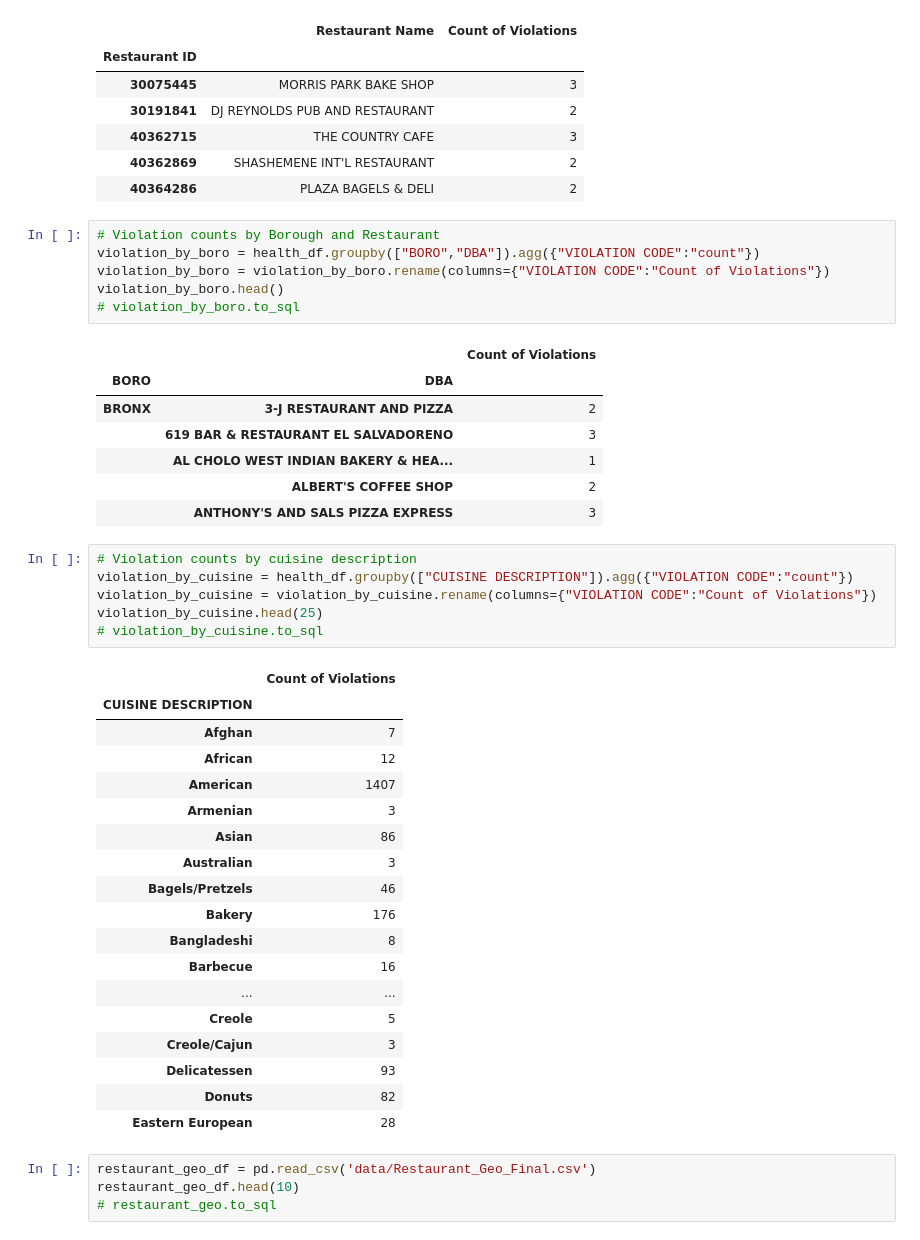
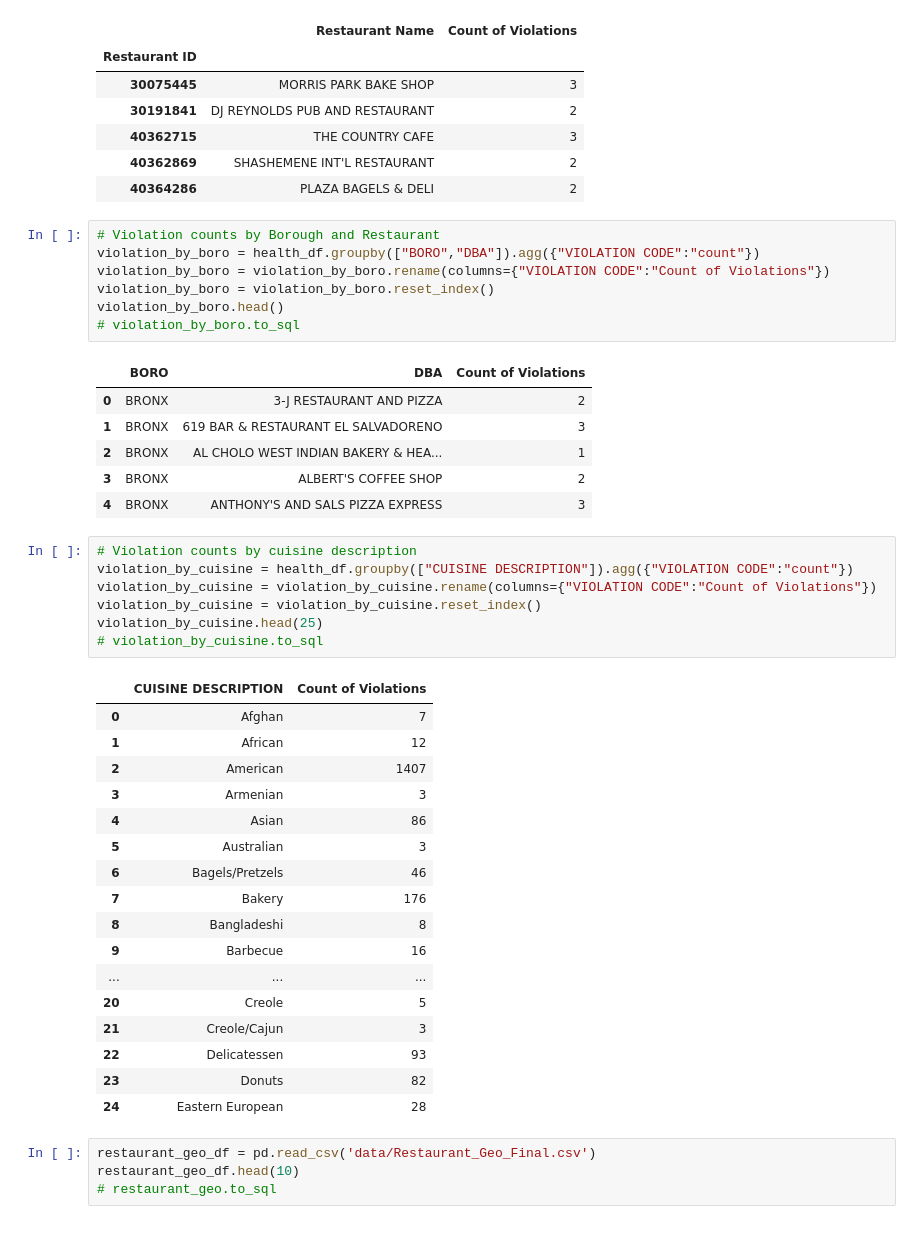
Before and after one commit to tisfarah/VizProj, a Jupyter notebook: NYC_Health_DB_Build_AJ.ipynb, the cells around one changed output. Saved outputs shown, nothing was run; the diff lists cells and outputs as text.

Commit message:
added index to tables

```diff
--- a/NYC_Health_DB_Build_AJ.ipynb
+++ b/NYC_Health_DB_Build_AJ.ipynb
@@ -50,41 +51,41 @@ violaton_count_df.head()
 # Violation counts by Borough and Restaurant
 violation_by_boro = health_df.groupby(["BORO","DBA"]).agg({"VIOLATION CODE":"count"})
 violation_by_boro = violation_by_boro.rename(columns={"VIOLATION CODE":"Count of Violations"})
+violation_by_boro = violation_by_boro.reset_index()
 violation_by_boro.head()
 # violation_by_boro.to_sql
 # %% [output]
-|  |  | Count of Violations |
-| BORO | DBA |  |
-| BRONX | 3-J RESTAURANT AND PIZZA | 2 |
-|  | 619 BAR & RESTAURANT EL SALVADORENO | 3 |
-|  | AL CHOLO WEST INDIAN BAKERY & HEA... | 1 |
-|  | ALBERT'S COFFEE SHOP | 2 |
-|  | ANTHONY'S AND SALS PIZZA EXPRESS | 3 |
+|  | BORO | DBA | Count of Violations |
+| 0 | BRONX | 3-J RESTAURANT AND PIZZA | 2 |
+| 1 | BRONX | 619 BAR & RESTAURANT EL SALVADORENO | 3 |
+| 2 | BRONX | AL CHOLO WEST INDIAN BAKERY & HEA... | 1 |
+| 3 | BRONX | ALBERT'S COFFEE SHOP | 2 |
+| 4 | BRONX | ANTHONY'S AND SALS PIZZA EXPRESS | 3 |
 # %%
 # Violation counts by cuisine description
 violation_by_cuisine = health_df.groupby(["CUISINE DESCRIPTION"]).agg({"VIOLATION CODE":"count"})
 violation_by_cuisine = violation_by_cuisine.rename(columns={"VIOLATION CODE":"Count of Violations"})
+violation_by_cuisine = violation_by_cuisine.reset_index()
 violation_by_cuisine.head(25)
 # violation_by_cuisine.to_sql
 # %% [output]
-|  | Count of Violations |
-| CUISINE DESCRIPTION |  |
-| Afghan | 7 |
-| African | 12 |
-| American | 1407 |
-| Armenian | 3 |
-| Asian | 86 |
-| Australian | 3 |
-| Bagels/Pretzels | 46 |
-| Bakery | 176 |
-| Bangladeshi | 8 |
-| Barbecue | 16 |
-| ... | ... |
-| Creole | 5 |
-| Creole/Cajun | 3 |
-| Delicatessen | 93 |
-| Donuts | 82 |
-| Eastern European | 28 |
+|  | CUISINE DESCRIPTION | Count of Violations |
+| 0 | Afghan | 7 |
+| 1 | African | 12 |
+| 2 | American | 1407 |
+| 3 | Armenian | 3 |
+| 4 | Asian | 86 |
+| 5 | Australian | 3 |
+| 6 | Bagels/Pretzels | 46 |
+| 7 | Bakery | 176 |
+| 8 | Bangladeshi | 8 |
+| 9 | Barbecue | 16 |
+| ... | ... | ... |
+| 20 | Creole | 5 |
+| 21 | Creole/Cajun | 3 |
+| 22 | Delicatessen | 93 |
+| 23 | Donuts | 82 |
+| 24 | Eastern European | 28 |
 # %%
 restaurant_geo_df = pd.read_csv('data/Restaurant_Geo_Final.csv')
 restaurant_geo_df.head(10)
```
Also changed, not shown: parts of 8 cells of this notebook.
